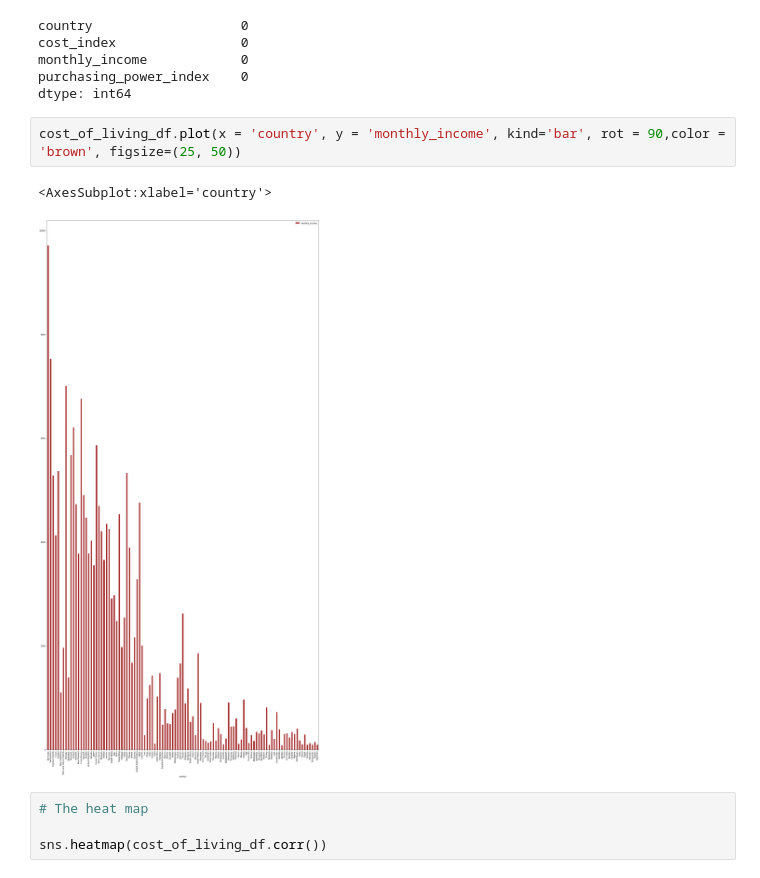
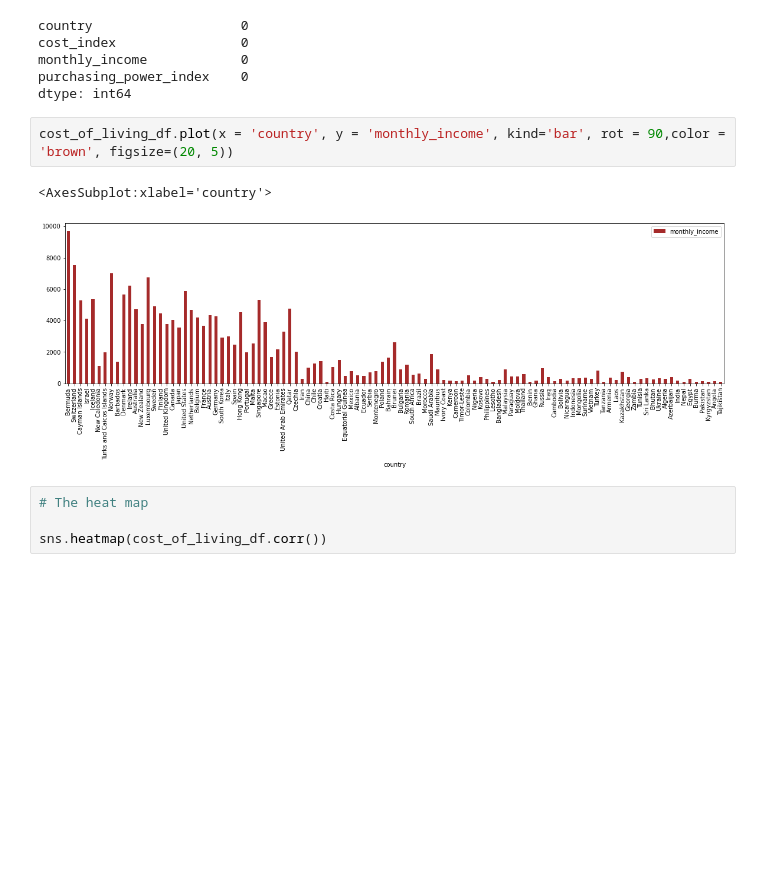
Before and after one commit to urvish7/World-Economics-Data, a Jupyter notebook: Code_For_Analysis.ipynb, the cells around one changed output. Saved outputs shown, nothing was run; the diff lists cells and outputs as text; blank space fills up the shorter version.

```diff
--- a/Code_For_Analysis.ipynb
+++ b/Code_For_Analysis.ipynb
@@ -135,10 +135,10 @@ monthly_income            0
 purchasing_power_index    0
 dtype: int64
 # %%
-cost_of_living_df.plot(x = 'country', y = 'monthly_income', kind='bar', rot = 90,color = 'brown', figsize=(25, 50))
+cost_of_living_df.plot(x = 'country', y = 'monthly_income', kind='bar', rot = 90,color = 'brown', figsize=(20, 5))
 # %% [output]
 <AxesSubplot:xlabel='country'>
-[figure, old version]
+[figure, new version]
 # %%
 # The heat map
 
```
Also changed, not shown: parts of 5 cells of this notebook, 7 other files.
